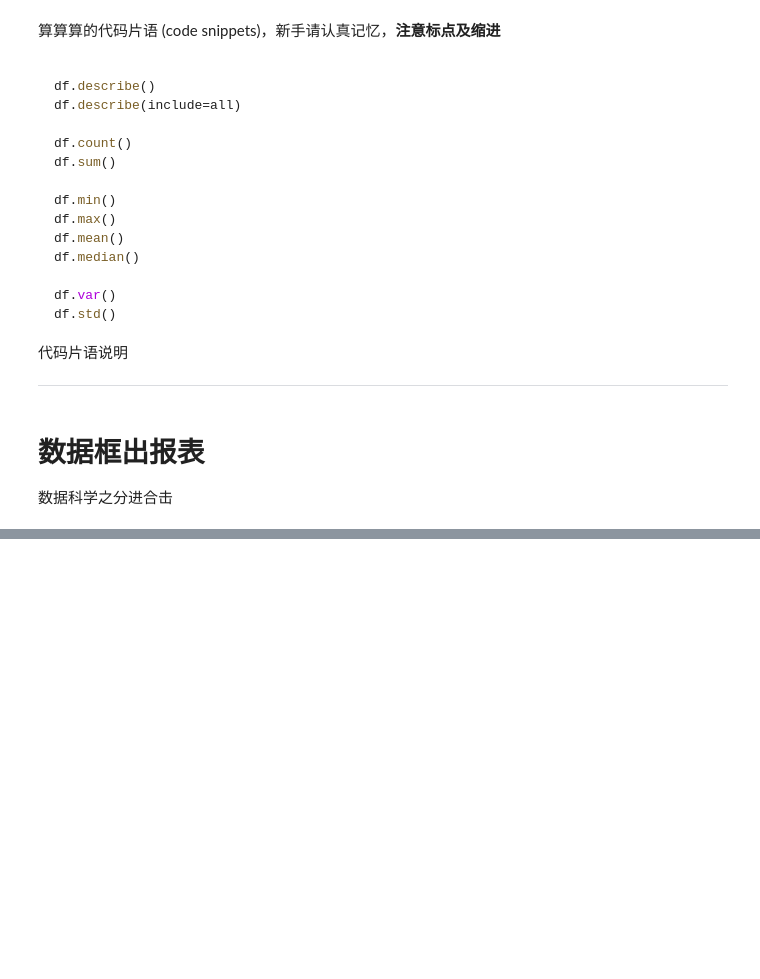
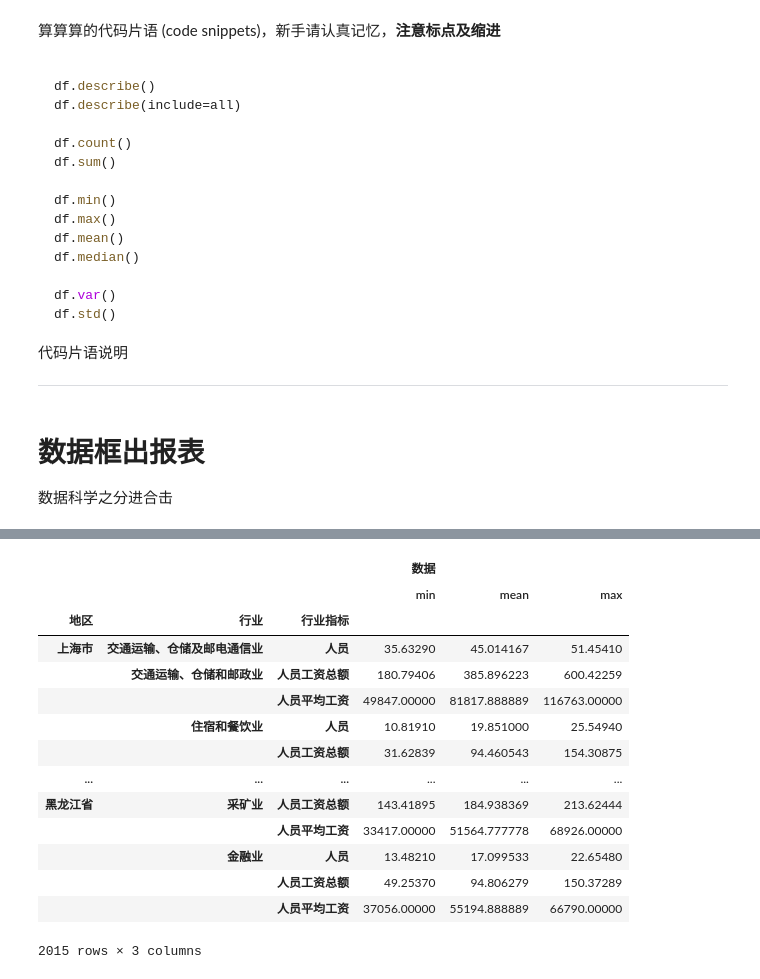
Before and after one commit to liuyu19/python_pandas, a Jupyter notebook: Spring20_Pandas/20春_pandas_week06_try/Untitled.ipynb, the cells around one changed output, grey strips where cells are left out. Cells and saved outputs as stored; diff of their text form; code cells hidden in the pictures; blank space fills up the shorter version.

```diff
--- a/Spring20_Pandas/20春_pandas_week06_try/Untitled.ipynb
+++ b/Spring20_Pandas/20春_pandas_week06_try/Untitled.ipynb
@@ -665,0 +807,18 @@ ValueError: not enough values to unpack (expected 2, got 1)
+# %%
+df_就业切片.groupby(['地区','行业','行业指标']).agg({'数据':["min",'mean','max']})
+# %% [output]
+|  |  |  | 数据 |  |  |
+|  |  |  | min | mean | max |
+| 地区 | 行业 | 行业指标 |  |  |  |
+| 上海市 | 交通运输、仓储及邮电通信业 | 人员 | 35.63290 | 45.014167 | 51.45410 |
+|  | 交通运输、仓储和邮政业 | 人员工资总额 | 180.79406 | 385.896223 | 600.42259 |
+|  |  | 人员平均工资 | 49847.00000 | 81817.888889 | 116763.00000 |
+|  | 住宿和餐饮业 | 人员 | 10.81910 | 19.851000 | 25.54940 |
+|  |  | 人员工资总额 | 31.62839 | 94.460543 | 154.30875 |
+| ... | ... | ... | ... | ... | ... |
+| 黑龙江省 | 采矿业 | 人员工资总额 | 143.41895 | 184.938369 | 213.62444 |
+|  |  | 人员平均工资 | 33417.00000 | 51564.777778 | 68926.00000 |
+|  | 金融业 | 人员 | 13.48210 | 17.099533 | 22.65480 |
+|  |  | 人员工资总额 | 49.25370 | 94.806279 | 150.37289 |
+|  |  | 人员平均工资 | 37056.00000 | 55194.888889 | 66790.00000 |
+2015 rows × 3 columns
```
Also changed, not shown: parts of 45 cells of this notebook, 1 other file.
